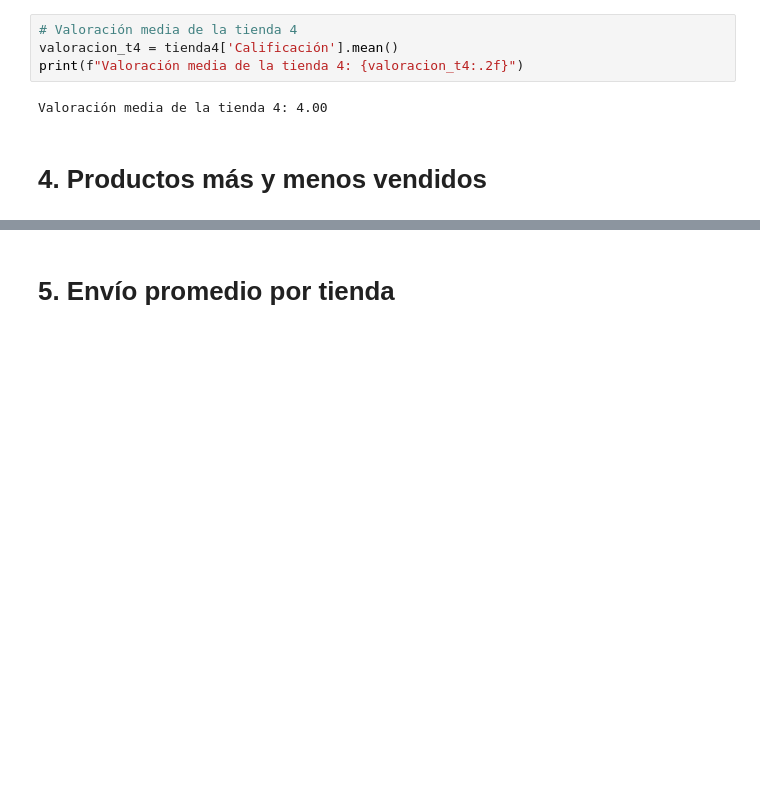
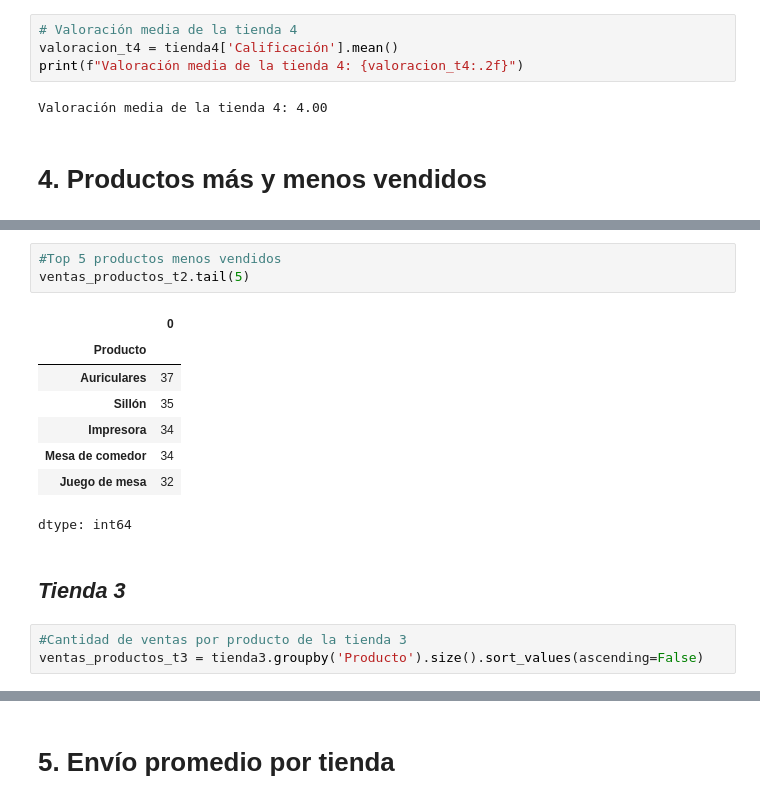
Before and after one commit to MiguelVR9/challenge-python-DS-alura, a Jupyter notebook: AluraStoreLatam.ipynb, the cells around one changed output, grey strips where cells are left out. Cells and saved outputs as stored; diff of their text form; blank space fills up the shorter version.

```diff
--- a/AluraStoreLatam.ipynb
+++ b/AluraStoreLatam.ipynb
@@ -210,0 +257,17 @@ Valoración media de la tienda 4: 4.00
+# %%
+#Top 5 productos menos vendidos
+ventas_productos_t2.tail(5)
+# %% [output]
+|  | 0 |
+| Producto |  |
+| Auriculares | 37 |
+| Sillón | 35 |
+| Impresora | 34 |
+| Mesa de comedor | 34 |
+| Juego de mesa | 32 |
+dtype: int64
+# %% [markdown]
+## *Tienda 3*
+# %%
+#Cantidad de ventas por producto de la tienda 3
+ventas_productos_t3 = tienda3.groupby('Producto').size().sort_values(ascending=False)
```
Also changed, not shown: parts of 13 cells of this notebook.
